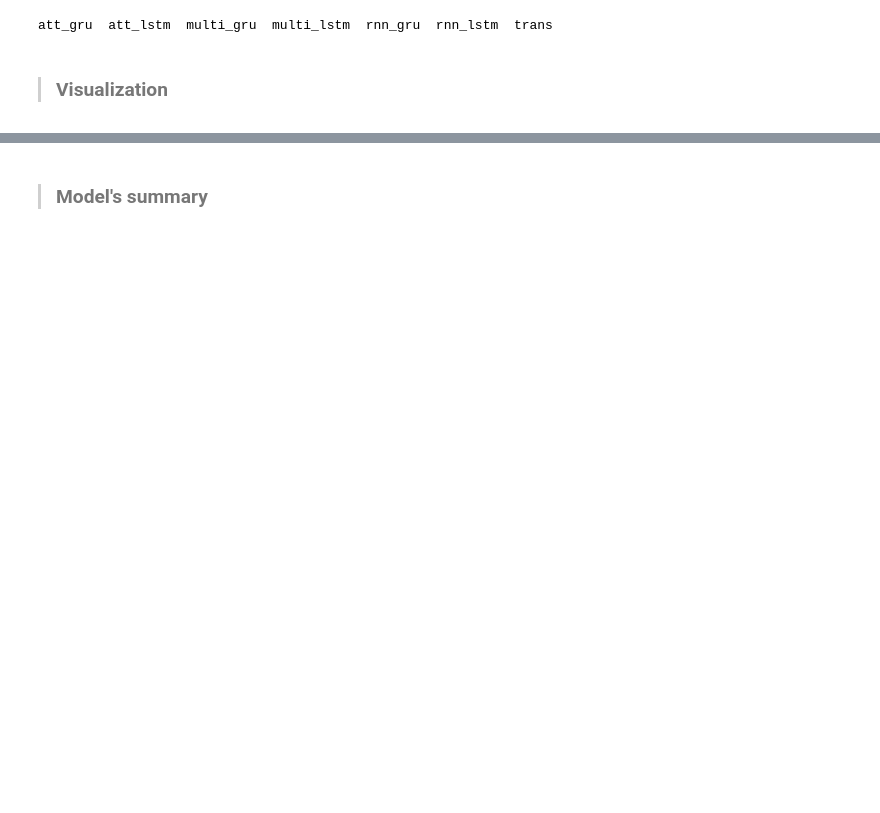
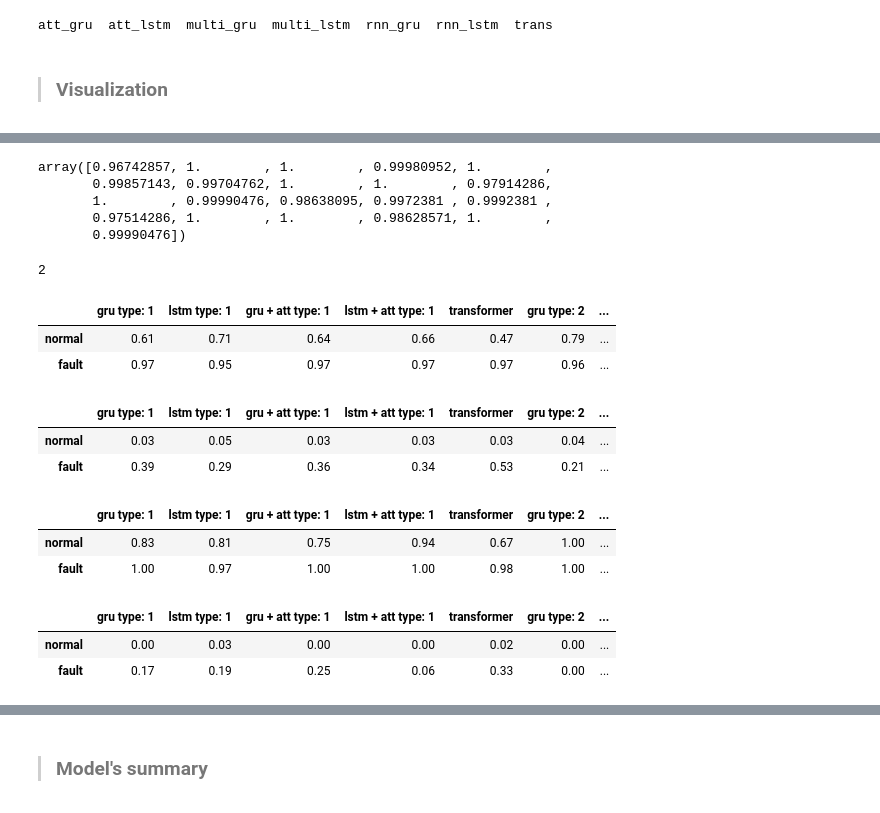
Before and after one commit to MarkLyubimov/tep, a Jupyter notebook: notebooks/experiments_lstm/inference_and_metrics.ipynb, the cells around one changed output, grey strips where cells are left out. Drawn from its saved outputs; the diff is of its cells as text; code cells hidden in the pictures; blank space fills up the shorter version.

```diff
--- a/notebooks/experiments_lstm/inference_and_metrics.ipynb
+++ b/notebooks/experiments_lstm/inference_and_metrics.ipynb
@@ -841,0 +796,6 @@ models['transformer']['label'] = 'transformer'
+# %%
+y_true_classes = np.genfromtxt(models['multi_gru']['true'], delimiter=',')
+y_pred_classes = np.genfromtxt(models['multi_gru']['pred'], delimiter=',')
+# %%
+y_true_classes = y_true_classes.clip(0, 1)
+y_pred_classes = y_pred_classes.clip(0, 1)
@@ -841,0 +808,20 @@ models['transformer']['label'] = 'transformer'
+# %%
+for model in tqdm(models.keys()):
+
+    y_true_classes = np.genfromtxt(models[model]['true'], delimiter=',')
+    y_pred_classes = np.genfromtxt(models[model]['pred'], delimiter=',')
+
+    y_true_classes = y_true_classes.clip(0, 1)
+    y_pred_classes = y_pred_classes.clip(0, 1)
+
+    models[model]['binary_metrics'] = {}
+
+    for step in STEPS:
+
+        TPR, FPR, ACCURACY = get_metrics(y_true=y_true_classes[:, -1], y_pred=y_pred_classes[:, step])
+
+        models[model]['binary_metrics'][step] = {}
+
+        models[model]['binary_metrics'][step]['TPR'] = TPR
+        models[model]['binary_metrics'][step]['FPR'] = FPR
+        models[model]['binary_metrics'][step]['ACCURACY'] = ACCURACY
@@ -841,0 +860,8 @@ models['transformer']['label'] = 'transformer'
+# %%
+models[model][step]['ACCURACY']
+# %% [output]
+array([0.96742857, 1.        , 1.        , 0.99980952, 1.        ,
+       0.99857143, 0.99704762, 1.        , 1.        , 0.97914286,
+       1.        , 0.99990476, 0.98638095, 0.9972381 , 0.9992381 ,
+       0.97514286, 1.        , 1.        , 0.98628571, 1.        ,
+       0.99990476])
@@ -841,0 +891,4 @@ models['transformer']['label'] = 'transformer'
+# %%
+len(models[model]['binary_metrics'][step]['TPR'])
+# %% [output]
+2
@@ -842 +1003,35 @@ models['transformer']['label'] = 'transformer'
+# %%
+tpr_df_2_60, fpr_df_2_60, acc_df_2_60 = get_results_binary(step=60,
+                                                           tpr_limits=[0.3, 1.1],
+                                                           fpr_limits=[-0.005, 0.04],
+                                                           acc_limits=[0.9, 1.01])
+
+tpr_df_2_last, fpr_df_2_last, acc_df_2_last = get_results_binary(step=-1,
+                                                           tpr_limits=[0.3, 1.1],
+                                                           fpr_limits=[-0.005, 0.04],
+                                                           acc_limits=[0.9, 1.01])
+# %%
+tpr_df_2_60
+# %% [output]
+|  | gru type: 1 | lstm type: 1 | gru + att type: 1 | lstm + att type: 1 | transformer | gru type: 2 | ... |
+| normal | 0.61 | 0.71 | 0.64 | 0.66 | 0.47 | 0.79 | ... |
+| fault | 0.97 | 0.95 | 0.97 | 0.97 | 0.97 | 0.96 | ... |
+# %%
+fpr_df_2_60
+# %% [output]
+|  | gru type: 1 | lstm type: 1 | gru + att type: 1 | lstm + att type: 1 | transformer | gru type: 2 | ... |
+| normal | 0.03 | 0.05 | 0.03 | 0.03 | 0.03 | 0.04 | ... |
+| fault | 0.39 | 0.29 | 0.36 | 0.34 | 0.53 | 0.21 | ... |
+# %%
+tpr_df_2_last
+# %% [output]
+|  | gru type: 1 | lstm type: 1 | gru + att type: 1 | lstm + att type: 1 | transformer | gru type: 2 | ... |
+| normal | 0.83 | 0.81 | 0.75 | 0.94 | 0.67 | 1.00 | ... |
+| fault | 1.00 | 0.97 | 1.00 | 1.00 | 0.98 | 1.00 | ... |
+# %%
+fpr_df_2_last
+# %% [output]
+|  | gru type: 1 | lstm type: 1 | gru + att type: 1 | lstm + att type: 1 | transformer | gru type: 2 | ... |
+| normal | 0.00 | 0.03 | 0.00 | 0.00 | 0.02 | 0.00 | ... |
+| fault | 0.17 | 0.19 | 0.25 | 0.06 | 0.33 | 0.00 | ... |
 # %%
```
Also changed, not shown: parts of 44 cells of this notebook, 2 other files.
